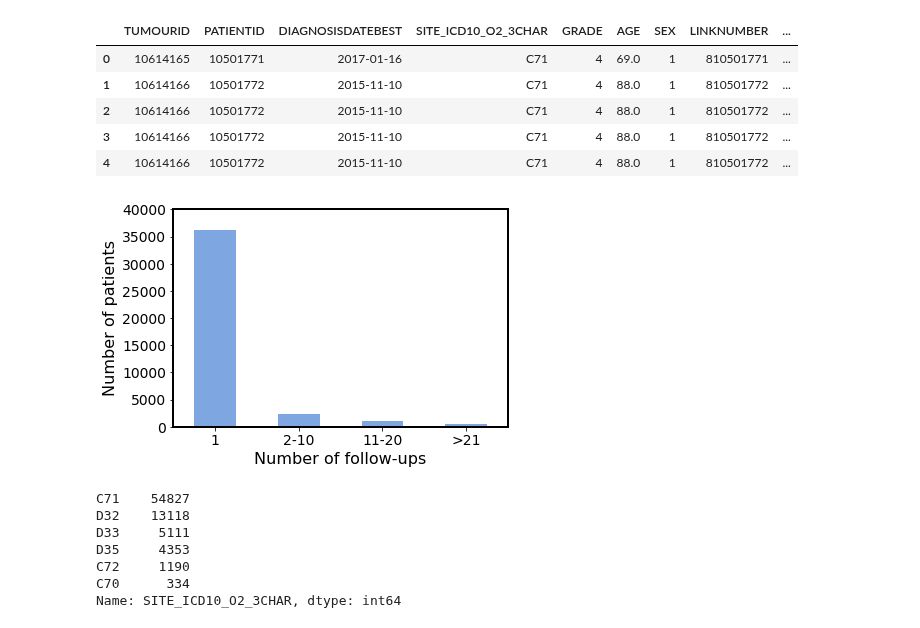
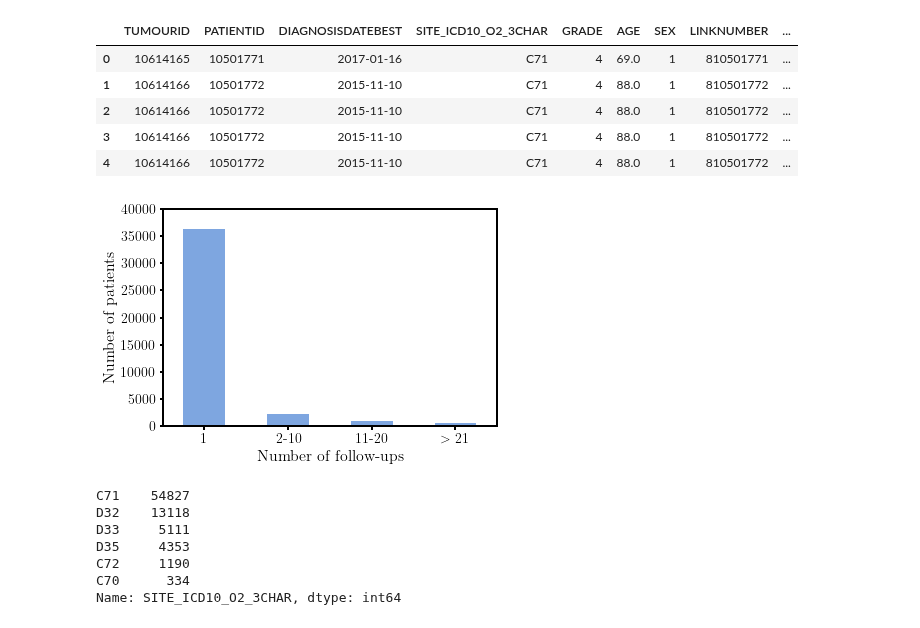
Before and after one commit to dkaizhang/federated-survival, a Jupyter notebook: preprocess.ipynb, the cells around one changed output. Cells and saved outputs as stored; diff of their text form; code cells hidden in the pictures.

```diff
--- a/preprocess.ipynb
+++ b/preprocess.ipynb
@@ -5,6 +5,12 @@ import matplotlib as plt
 
 from load import read_csv, to_csv
 from utilities import get_indicator, add_aggregate
+# %%
+plt.rcParams.update({
+    "text.usetex": True,
+    "font.family": "serif",
+    "font.serif": ["cm"],
+})
 # %%
 path = './Data/bt-impute.csv'
 
@@ -147,21 +153,22 @@ df.head()
 # %%
 patient_count = df.groupby('PATIENTID').size().value_counts(bins=[0,1,10,20,60])
 # patient_count = df.groupby('PATIENTID').size().value_counts(bins=[0,1,5,10,15,20,25,30,35,40,45,50,55])
 ax = patient_count.plot(kind='bar', color='#7EA6E0')
 for axis in ['top','bottom','left','right']:
   ax.spines[axis].set_linewidth(2)
 ax.set_ylim(0,40000)
 ax.set_yticklabels(labels=[5000*i for i in range(11)],fontsize=14)
 ax.set_ylabel('Number of patients', fontsize=16)
-
 # print(np.arange(0,70,5))
-ax.set_xticklabels(['1','2-10','11-20','>21'], fontsize=14, rotation=0)
+ax.set_xticklabels(['1','2-10','11-20','$>$ 21'], fontsize=14, rotation=0)
 # ax.set_xticklabels(['1','2-5','6-10','11-15','16-20','21-25','26-30','31-35','36-40','41-45','46-50','51-55'])
 ax.set_xlabel('Number of follow-ups', fontsize=16)
+ax.xaxis.set_tick_params(width=2)
+ax.yaxis.set_tick_params(width=2)
 fig = ax.get_figure()
 fig.savefig('followups.eps', format='eps', bbox_inches='tight')
 # %% [output]
-[figure, old version]
+[figure, new version]
 # %%
 print(df.SITE_ICD10_O2_3CHAR.value_counts())
 df = df.drop(columns = 'SITE_ICD10_O2_3CHAR')
```
Also changed, not shown: parts of 1 cell of this notebook, 1 other file.
